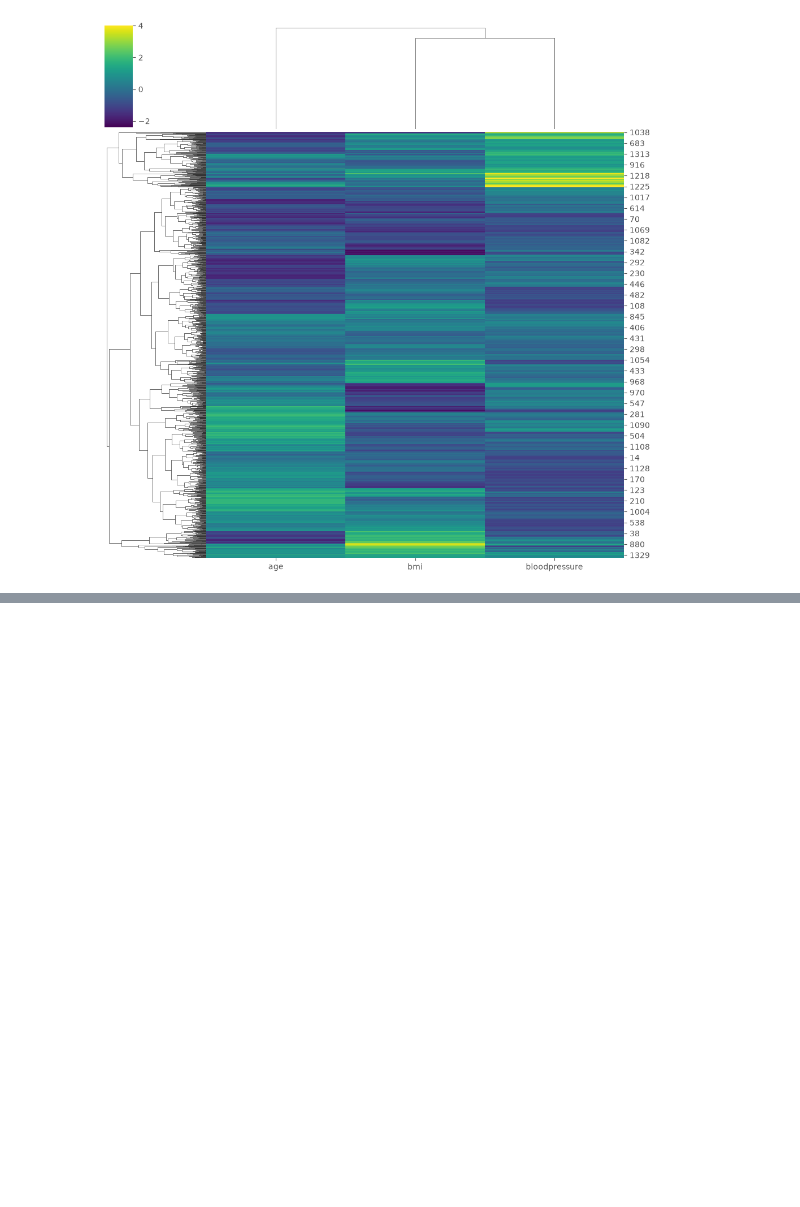
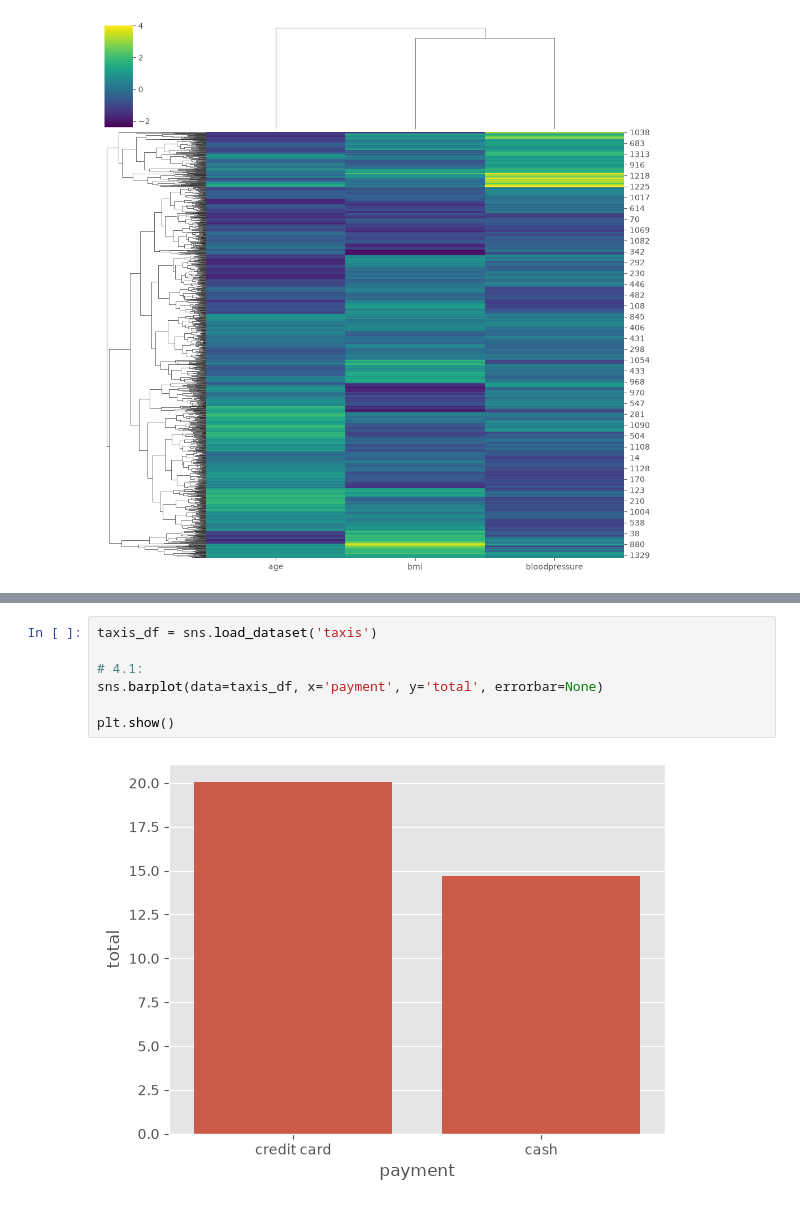
Before and after one commit to muhammad-saad-2006/ai-learning, a Jupyter notebook: week1/seaborn-practice.ipynb, the cells around one changed output, grey strips where cells are left out. Drawn from its saved outputs; the diff is of its cells as text; blank space fills up the shorter version.

```diff
--- a/week1/seaborn-practice.ipynb
+++ b/week1/seaborn-practice.ipynb
@@ -129,0 +171,9 @@ plt.show()
+# %%
+taxis_df = sns.load_dataset('taxis')
+
+# 4.1:
+sns.barplot(data=taxis_df, x='payment', y='total', errorbar=None)
+
+plt.show()
+# %% [output]
+[figure, added]
```
Also changed, not shown: parts of 9 cells of this notebook.
